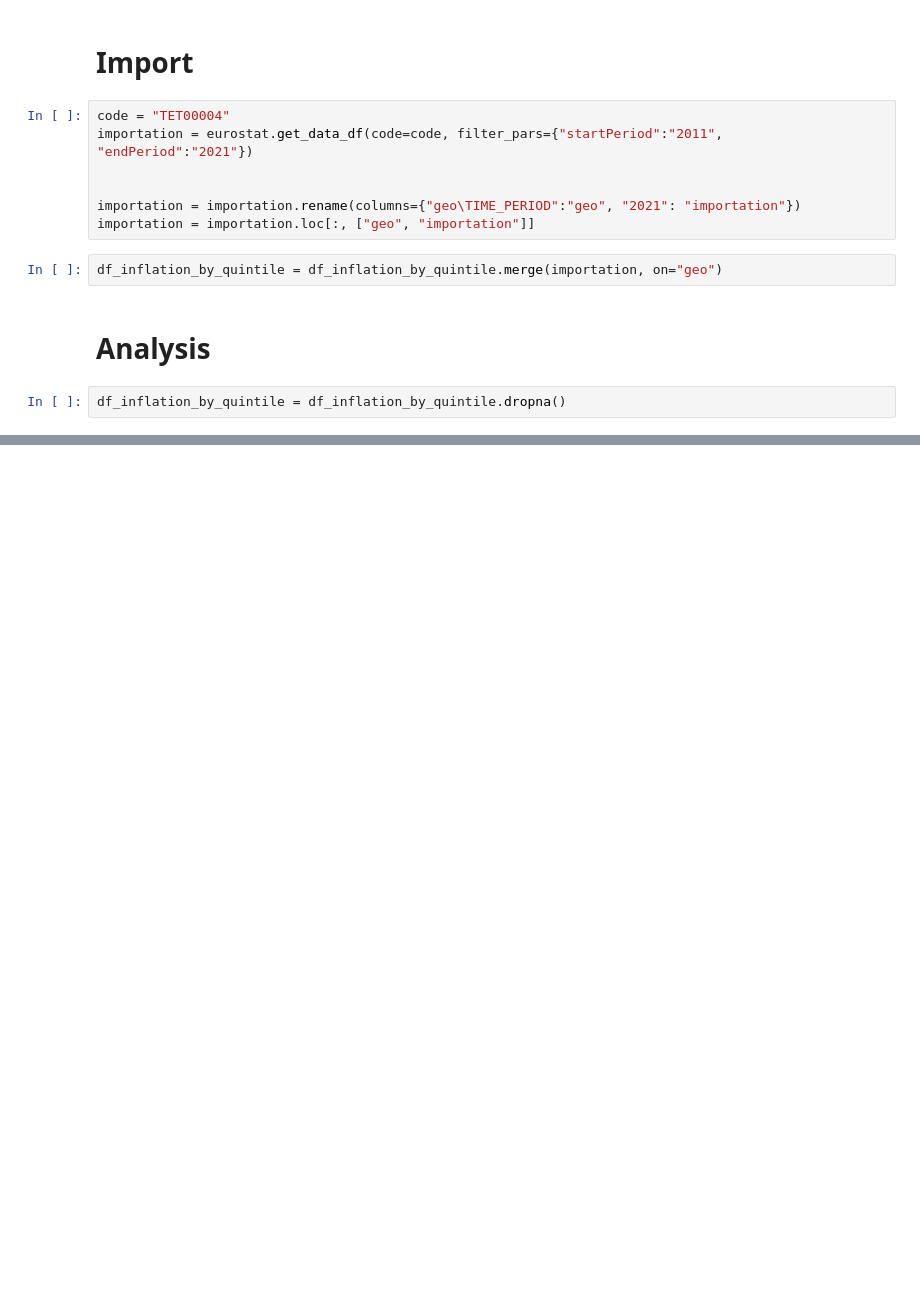
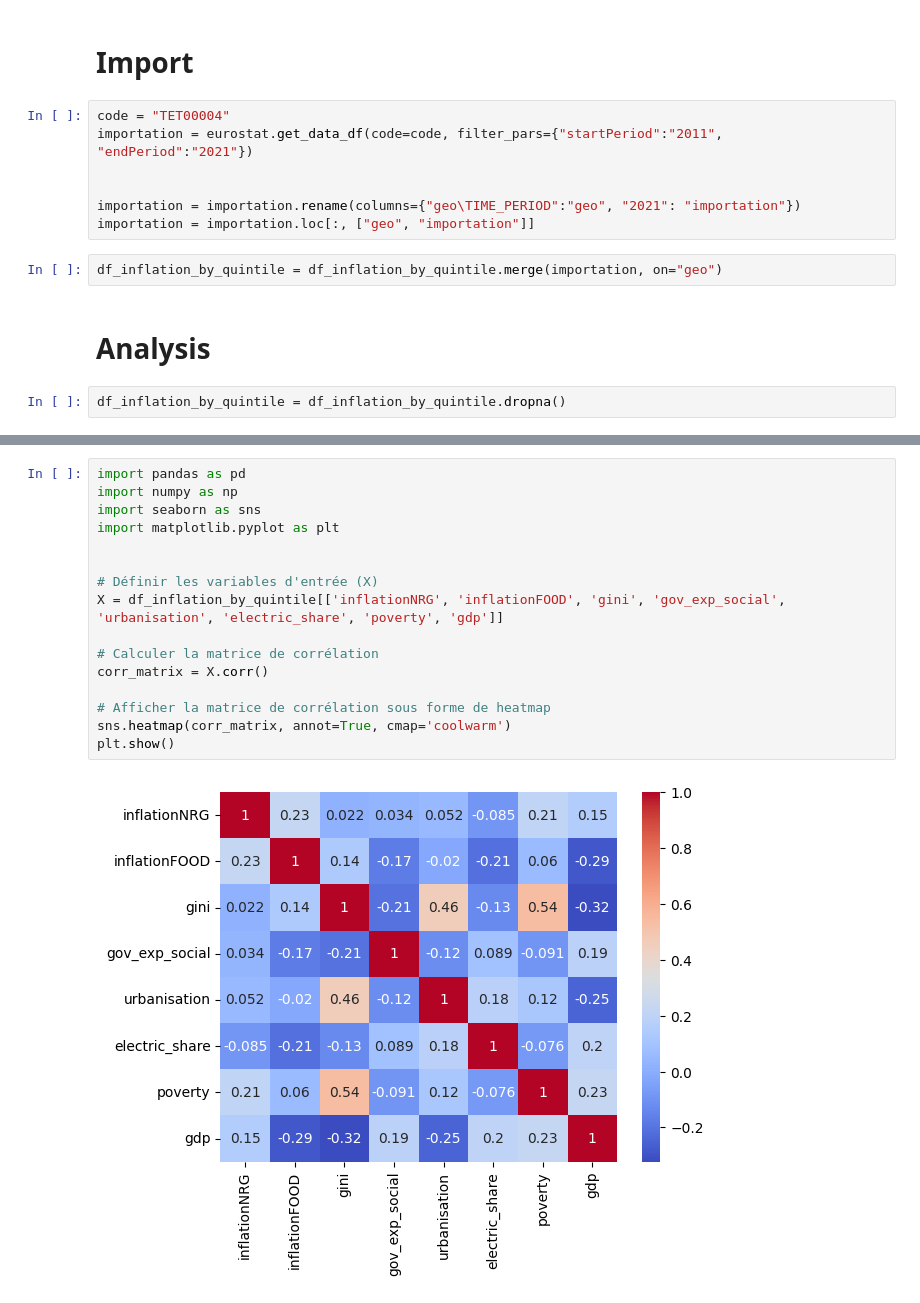
Before and after one commit to rm951/memoireESCP, a Jupyter notebook: figure13.ipynb, the cells around one changed output, grey strips where cells are left out. Cells and saved outputs as stored; diff of their text form; blank space fills up the shorter version.

```diff
--- a/figure13.ipynb
+++ b/figure13.ipynb
@@ -474,0 +488,18 @@ ModuleNotFoundError: No module named 'sklearn'
+# %%
+import pandas as pd
+import numpy as np
+import seaborn as sns
+import matplotlib.pyplot as plt
+
+
+# Définir les variables d'entrée (X)
+X = df_inflation_by_quintile[['inflationNRG', 'inflationFOOD', 'gini', 'gov_exp_social', 'urbanisation', 'electric_share', 'poverty', 'gdp']]
+
+# Calculer la matrice de corrélation
+corr_matrix = X.corr()
+
+# Afficher la matrice de corrélation sous forme de heatmap
+sns.heatmap(corr_matrix, annot=True, cmap='coolwarm')
+plt.show()
+# %% [output]
+[figure, added]
```
Also changed, not shown: parts of 15 cells of this notebook.
